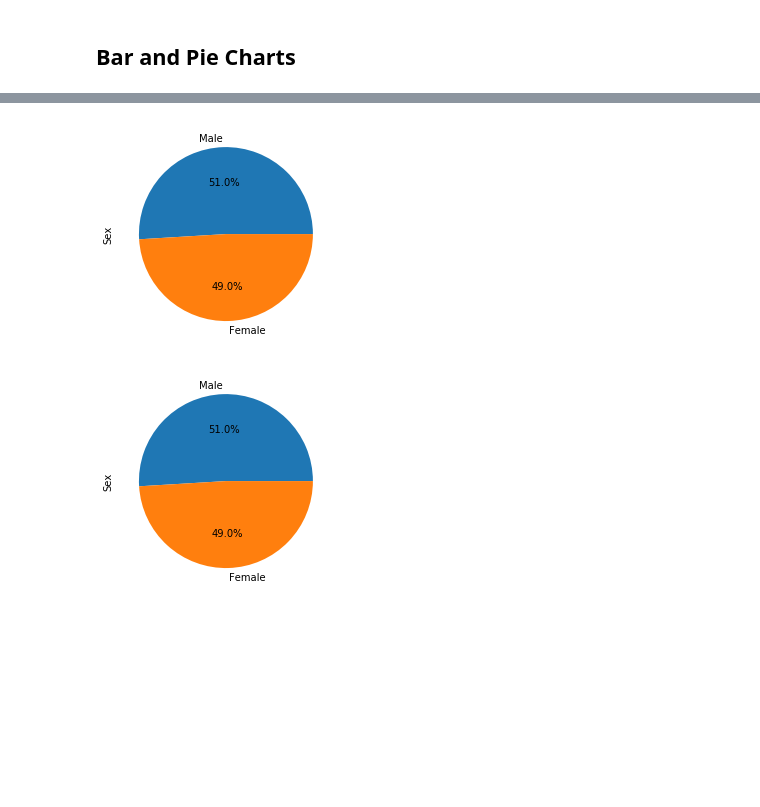
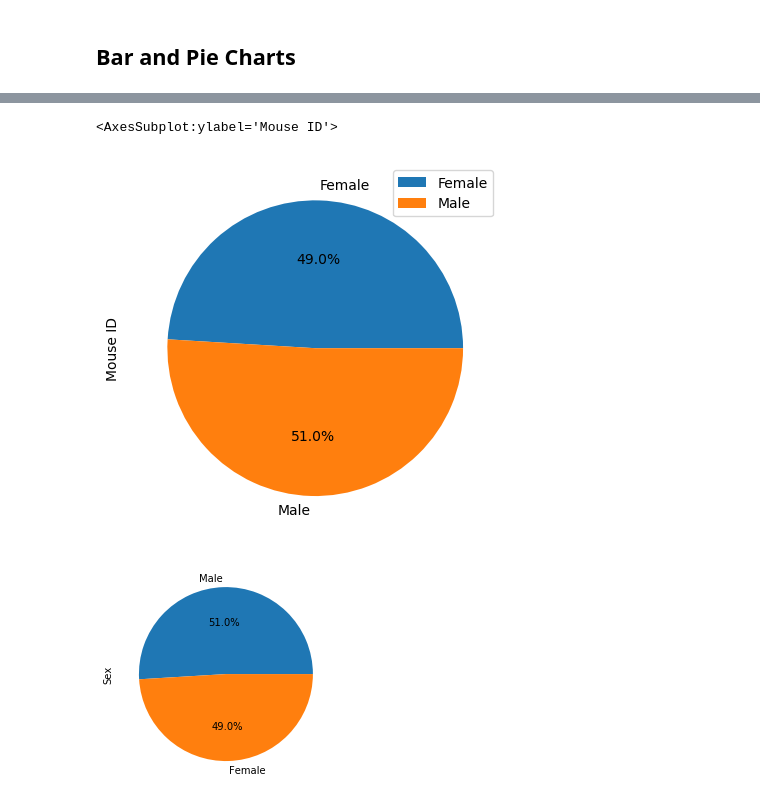
Before and after one commit to jonnybrammah/Pymaceuticals, a Jupyter notebook: Pymaceuticals/pymaceuticals.ipynb, the cells around one changed output, grey strips where cells are left out. Cells and saved outputs as stored; diff of their text form; code cells hidden in the pictures; blank space fills up the shorter version.

```diff
--- a/Pymaceuticals/pymaceuticals.ipynb
+++ b/Pymaceuticals/pymaceuticals.ipynb
@@ -184,7 +238,11 @@ clean_results_complete.nunique()["Mouse ID"]
 # %%
 # Generate a pie plot showing the distribution of female versus male mice using Pandas
+mouse_sex_counts = clean_results_complete.groupby(["Sex"]).count()
+labels = ["Female", "Male"]
+mouse_sex_counts.plot(kind = "pie", y = "Mouse ID", labels=labels, autopct="%1.1f%%")
 # %% [output]
+<AxesSubplot:ylabel='Mouse ID'>
-[figure, old version]
+[figure, new version]
 # %%
 # Generate a pie plot showing the distribution of female versus male mice using pyplot
 # %% [output]
```
Also changed, not shown: parts of 7 cells of this notebook.
